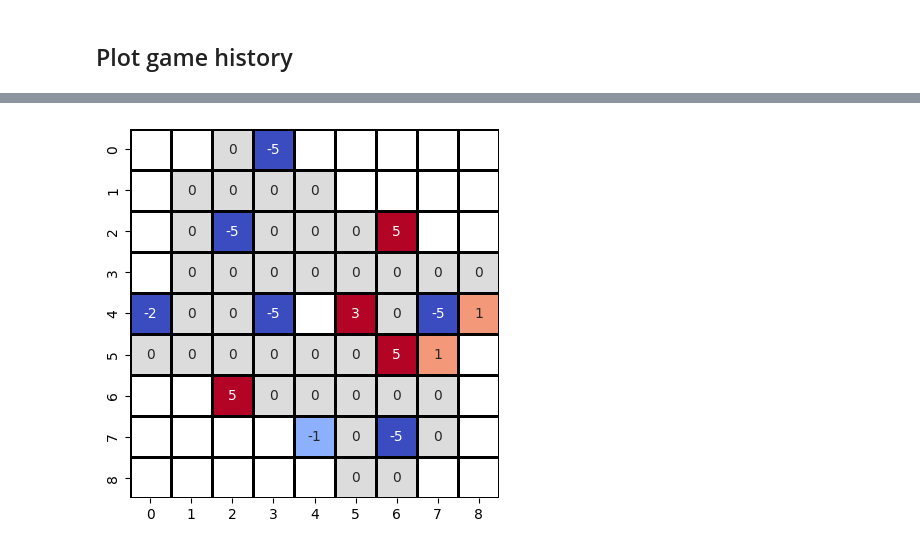
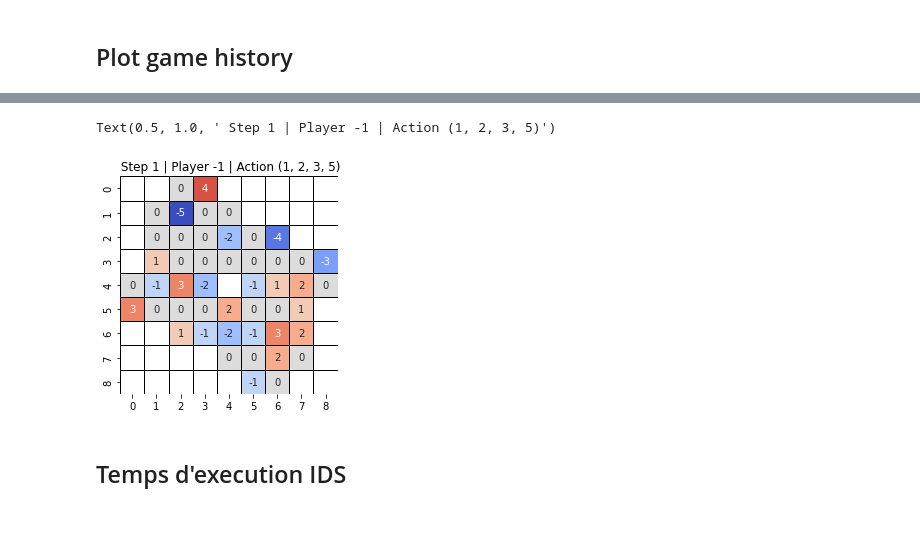
Before and after one commit to StephaneBranly/INF8215-Avalam-AI, a Jupyter notebook: stats/plot_experiments.ipynb, the cells around one changed output, grey strips where cells are left out. Drawn from its saved outputs; the diff is of its cells as text; code cells hidden in the pictures; blank space fills up the shorter version.

```diff
--- a/stats/plot_experiments.ipynb
+++ b/stats/plot_experiments.ipynb
@@ -342,16 +313,29 @@ for action in actions:
-# %%
-board = [[0, 0, 0, -5, 0, 0, 0, 0, 0], [0, 0, 0, 0, 0, 0, 0, 0, 0], [0, 0, -5, 0, 0, 0, 5, 0, 0], [0, 0, 0, 0, 0, 0, 0, 0, 0], [-2, 0, 0, -5, 0, 3, 0, -5, 1], [0, 0, 0, 0, 0, 0, 5, 1, 0], [0, 0, 5, 0, 0, 0, 0, 0, 0], [0, 0, 0, 0, -1, 0, -5, 0, 0], [0, 0, 0, 0, 0, 0, 0, 0, 0]]
-mask = np.array([ [ True,  True,  False, False,  True,  True,  True,  True,  True],
-                      [ True,  False, False,  False, False,  True,  True,  True,  True],
-                      [ True, False,  False, False,  False, False,  False,  True,  True],
-                      [ True,  False, False,  False, False,  False, False,  False, False],
-                      [ False, False,  False, False,  True, False,  False, False,  False],
-                      [False,  False, False,  False, False,  False, False,  False,  True],
-                      [ True,  True,  False, False,  False, False,  False, False,  True],
-                      [ True,  True,  True,  True, False,  False, False,  False,  True],
-                      [ True,  True,  True,  True,  True, False,  False,  True,  True] ])
-
-fig = sns.heatmap(board, annot=True, cmap='coolwarm', cbar=False, linewidths=1, linecolor='black', square=True, mask=mask, vmin=-2, vmax=2)
-# fig.set_title("Représentation du plateau de jeu")
-# %% [output]
-[figure, removed]
+# %%
+board = [ [ 0,  0,  1, -1,  0,  0,  0,  0,  0],
+                      [ 0,  1, -1,  1, -1,  0,  0,  0,  0],
+                      [ 0, -1,  1, -1,  1, -1,  1,  0,  0],
+                      [ 0,  1, -1,  1, -1,  1, -1,  1, -1],
+                      [ 1, -1,  1, -1,  0, -1,  1, -1,  1],
+                      [-1,  1, -1,  1, -1,  1, -1,  1,  0],
+                      [ 0,  0,  1, -1,  1, -1,  1, -1,  0],
+                      [ 0,  0,  0,  0, -1,  1, -1,  1,  0],
+                      [ 0,  0,  0,  0,  0, -1,  1,  0,  0] ]
+b2 = [[0, 0, 0, 4, 0, 0, 0, 0, 0], [0, 0, -5, 0, 0, 0, 0, 0, 0], [0, 0, 0, 0, -2, 0, -4, 0, 0], [0, 1, 0, 0, 0, 0, 0, 0, -3], [0, -1, 3, -2, 0, -1, 1, 2, 0], [3, 0, 0, 0, 2, 0, 0, 1, 0], [0, 0, 1, -1, -2, -1, 3, 2, 0], [0, 0, 0, 0, 0, 0, 2, 0, 0], [0, 0, 0, 0, 0, -1, 0, 0, 0]]
+b3 = [[0, 0, 0, -1, 0, 0, 0, 0, 0], [0, 0, 2, 0, 0, 0, 0, 0, 0], [0, 2, 3, -1, -2, -1, 1, 0, 0], [0, 1, 0, 0, 2, 0, 0, 0, 3], [0, 2, 1, -1, 0, -2, 3, -1, 0], [-3, 0, 0, 0, 0, 0, 0, 1, 0], [0, 0, -4, 0, -2, 0, 0, 0, 0], [0, 0, 0, 0, 0, 0, -5, 0, 0], [0, 0, 0, 0, 0, 4, 0, 0, 0]]
+mask = np.array([ [ True,  True,  False, False,  True,  True,  True,  True,  True],
+                      [ True,  False, False,  False, False,  True,  True,  True,  True],
+                      [ True, False,  False, False,  False, False,  False,  True,  True],
+                      [ True,  False, False,  False, False,  False, False,  False, False],
+                      [ False, False,  False, False,  True, False,  False, False,  False],
+                      [False,  False, False,  False, False,  False, False,  False,  True],
+                      [ True,  True,  False, False,  False, False,  False, False,  True],
+                      [ True,  True,  True,  True, False,  False, False,  False,  True],
+                      [ True,  True,  True,  True,  True, False,  False,  True,  True] ])
+
+#
+fig = sns.heatmap(b2, annot=True, cmap='coolwarm', cbar=False, linewidths=1, linecolor='black', square=True, mask=mask, vmin=-5, vmax=5)
+
+fig.set_title(" Step 1 | Player -1 | Action (1, 2, 3, 5)")
+# %% [output]
+Text(0.5, 1.0, ' Step 1 | Player -1 | Action (1, 2, 3, 5)')
+[figure, added]
@@ -357,0 +344,2 @@ fig = sns.heatmap(board, annot=True, cmap='coolwarm', cbar=False, linewidths=1,
+# %% [markdown]
+## Temps d'execution IDS
```
Also changed, not shown: parts of 15 cells of this notebook, 14 other files.
